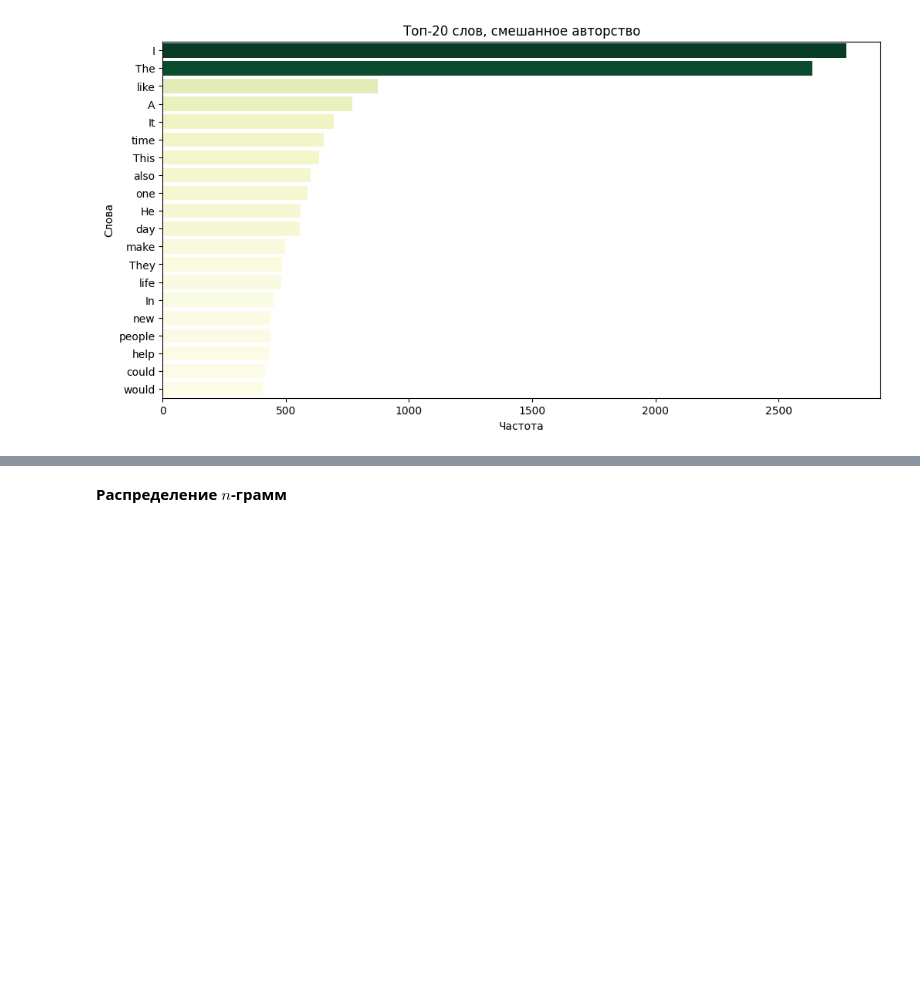
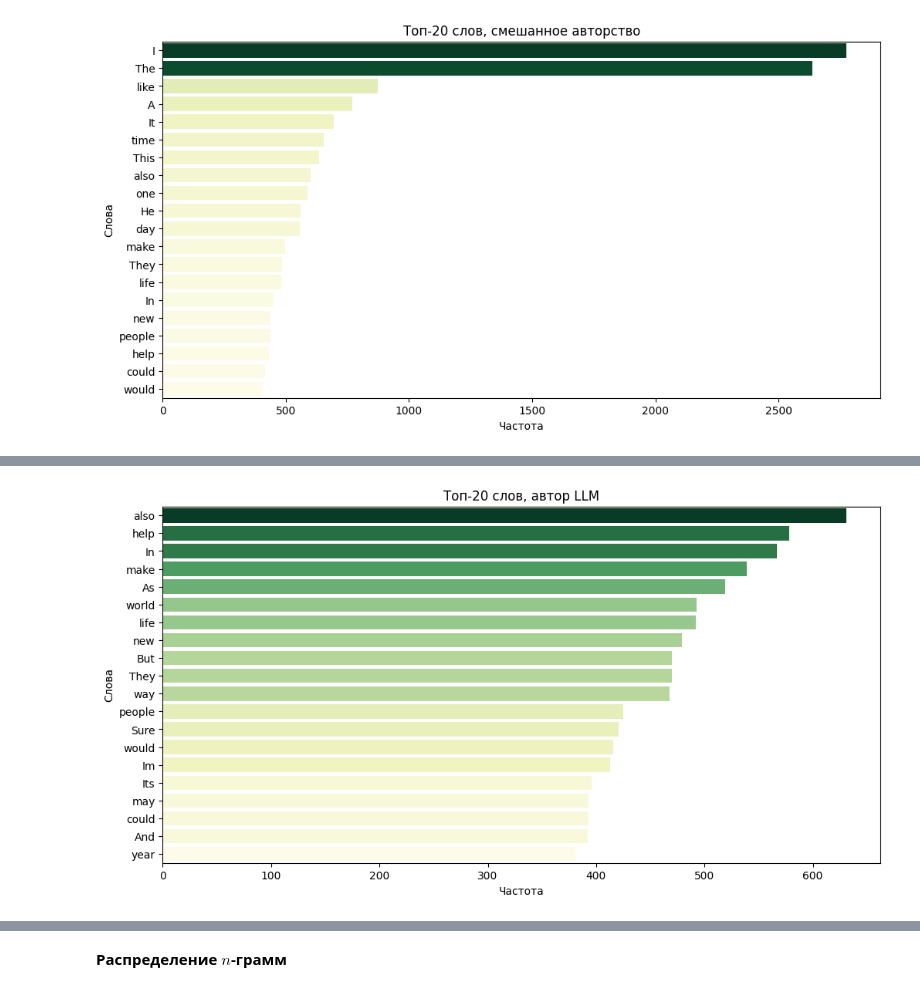
Before and after one commit to aefrt/llm-detection, a Jupyter notebook: eda.ipynb, the cells around one changed output, grey strips where cells are left out. Cells and saved outputs as stored; diff of their text form; code cells hidden in the pictures; blank space fills up the shorter version.

```diff
--- a/eda.ipynb
+++ b/eda.ipynb
@@ -566,0 +690,29 @@ plt.show()
+# %%
+words_to_remove = ['This',
+ 'like',
+ 'day',
+ 'The',
+ 'I',
+ 'one',
+ 'He',
+ 'It',
+ 'time',
+ 'A']  # удаляем все с похожим рангом
+
+def remove_words_from_dict(input_dict, words_to_remove):
+    return {k: v for k, v in input_dict.items() if k not in words_to_remove}
+# %%
+dict_llm_cleaned = remove_words_from_dict(dict_llm, words_to_remove)
+dict_human_cleaned = remove_words_from_dict(dict_human, words_to_remove)
+# %%
+df_dict_llm_cleaned = pd.DataFrame(list(dict_llm_cleaned.items()), columns=['word', 'frequency']).nlargest(20, 'frequency')
+df_dict_human_cleaned = pd.DataFrame(list(dict_human_cleaned.items()), columns=['word', 'frequency']).nlargest(20, 'frequency')
+# %%
+plt.figure(figsize=(12, 6))
+sns.barplot(x='frequency', y='word', hue='frequency', data=df_dict_llm_cleaned, palette='YlGn', legend=False)
+plt.title('Топ-20 слов, автор LLM')
+plt.xlabel('Частота')
+plt.ylabel('Cлова')
+plt.show()
+# %% [output]
+[figure, added]
```
Also changed, not shown: parts of 19 cells of this notebook, 1 other file.
